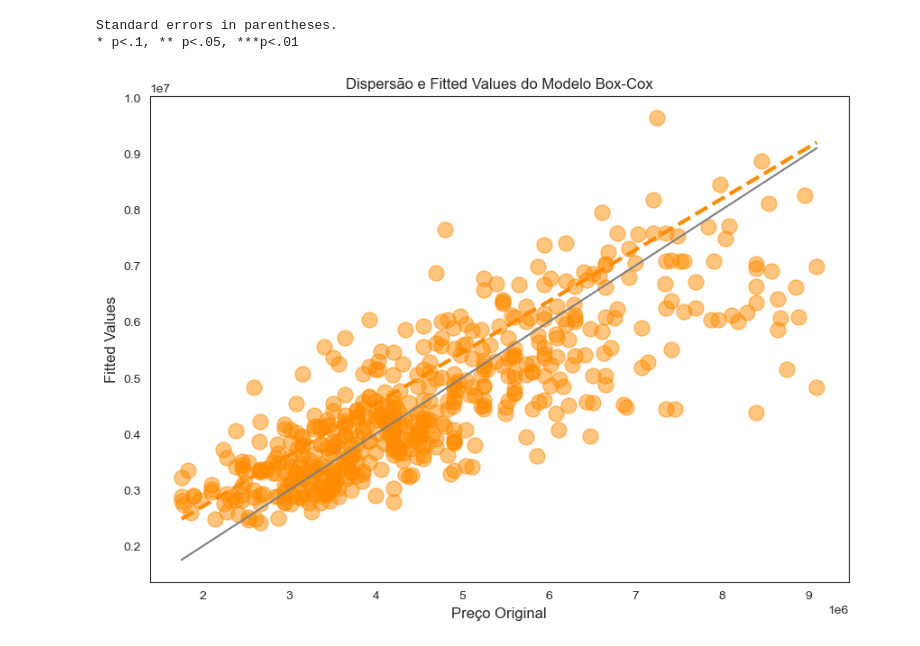
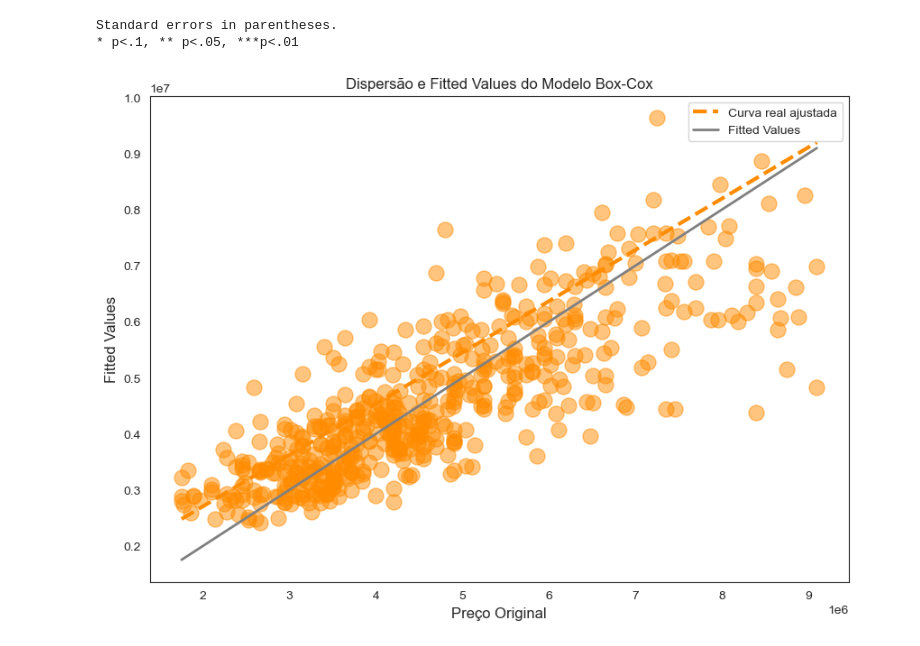
Before and after one commit to 1998-sys/Housing-Prices, a Jupyter notebook: notebooks/houses_price.ipynb, the cells around one changed output. Cells and saved outputs as stored; diff of their text form; code cells hidden in the pictures.

```diff
--- a/notebooks/houses_price.ipynb
+++ b/notebooks/houses_price.ipynb
@@ -500,20 +501,21 @@ df_housing_out['yhat_modelo_bc'] = round((reg_step_bc.fittedvalues * lmbda +1) *
 # %%
 x_data = df_housing_out['price']
 y_data = df_housing_out['yhat_modelo_bc']
 
 plt.figure(figsize=(10,7))
 
 popt, _ = curve_fit(objective, x_data, y_data)
 a,b,c,d,e,f = popt
 x_line = np.arange(min(x_data), max(x_data), 1)
 y_line = objective(x_line, a, b, c, d, e, f)
-plt.plot(x_line, y_line, '--', color='darkorange', linewidth=3)
+plt.plot(x_line, y_line, '--', color='darkorange', linewidth=3, label='Curva real ajustada')
 
-plt.plot(x_data,x_data, color='gray', linestyle='-')
+plt.plot(x_data,x_data, color='gray', linestyle='-', label='Fitted Values', linewidth=2)
 plt.scatter(x_data,y_data, alpha=0.5, s=150, color='darkorange')
 plt.title('Dispersão e Fitted Values do Modelo Box-Cox', fontsize=12)
 plt.xlabel('Preço Original', fontsize=12)
 plt.ylabel('Fitted Values', fontsize=12)
+plt.legend()
 plt.show()
 # %% [output]
-[figure, old version]
+[figure, new version]
```
Also changed, not shown: parts of 8 cells of this notebook, 1 other file.
